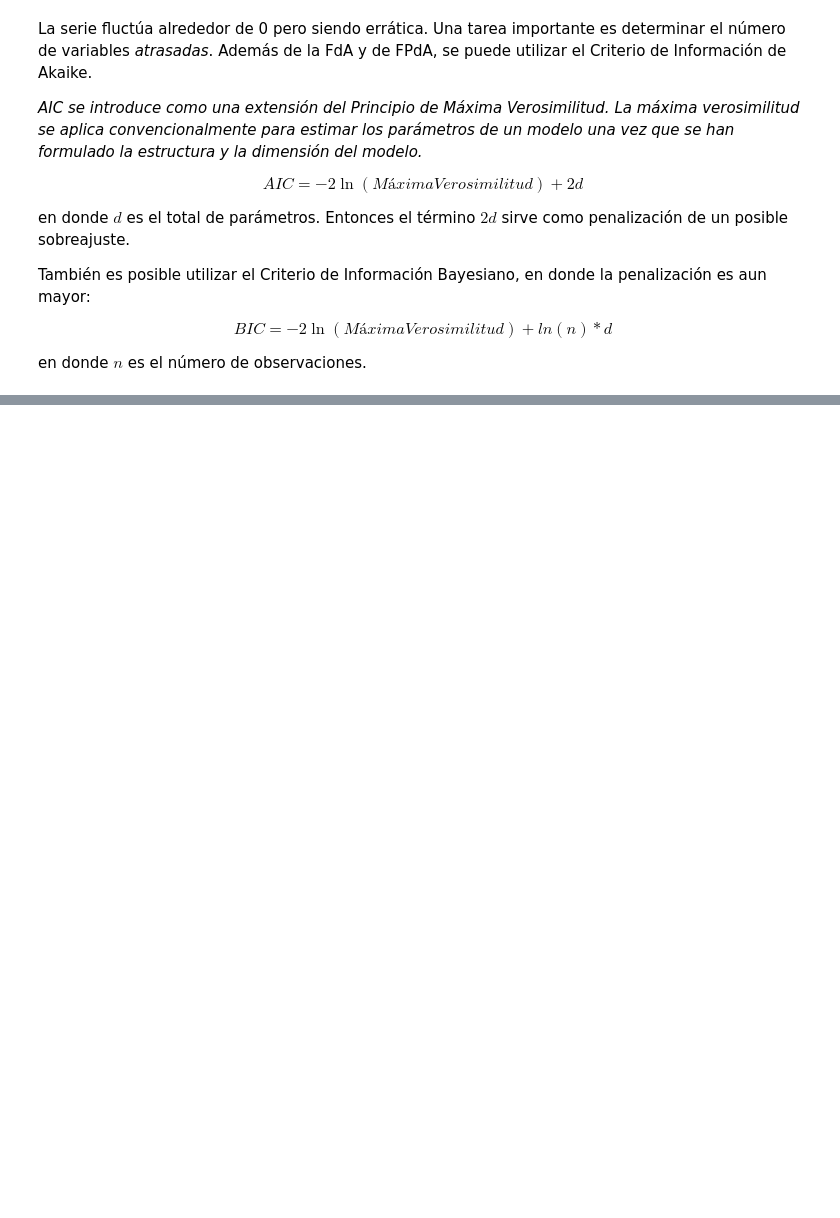
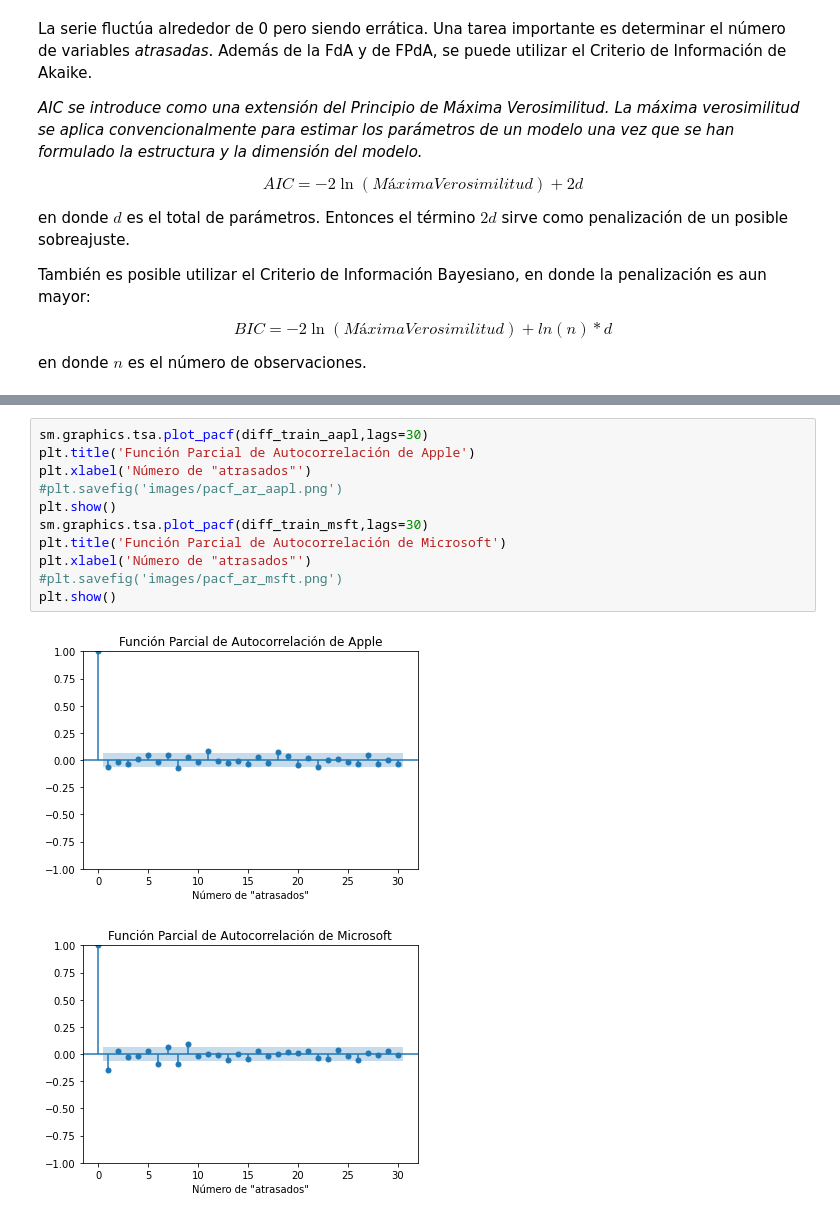
Before and after one commit to KevinArielM/Machine-Learning-Python-, a Jupyter notebook: Modelos de series de tiempo.ipynb, the cells around one changed output, grey strips where cells are left out. Drawn from its saved outputs; the diff is of its cells as text; blank space fills up the shorter version.

```diff
--- a/Modelos de series de tiempo.ipynb
+++ b/Modelos de series de tiempo.ipynb
@@ -50,0 +212,14 @@ en donde $n$ es el número de observaciones.
+# %%
+sm.graphics.tsa.plot_pacf(diff_train_aapl,lags=30)
+plt.title('Función Parcial de Autocorrelación de Apple')
+plt.xlabel('Número de "atrasados"')
+#plt.savefig('images/pacf_ar_aapl.png')
+plt.show()
+sm.graphics.tsa.plot_pacf(diff_train_msft,lags=30)
+plt.title('Función Parcial de Autocorrelación de Microsoft')
+plt.xlabel('Número de "atrasados"')
+#plt.savefig('images/pacf_ar_msft.png')
+plt.show()
+# %% [output]
+[figure, added]
+[figure, added]
```
Also changed, not shown: parts of 30 cells of this notebook.
